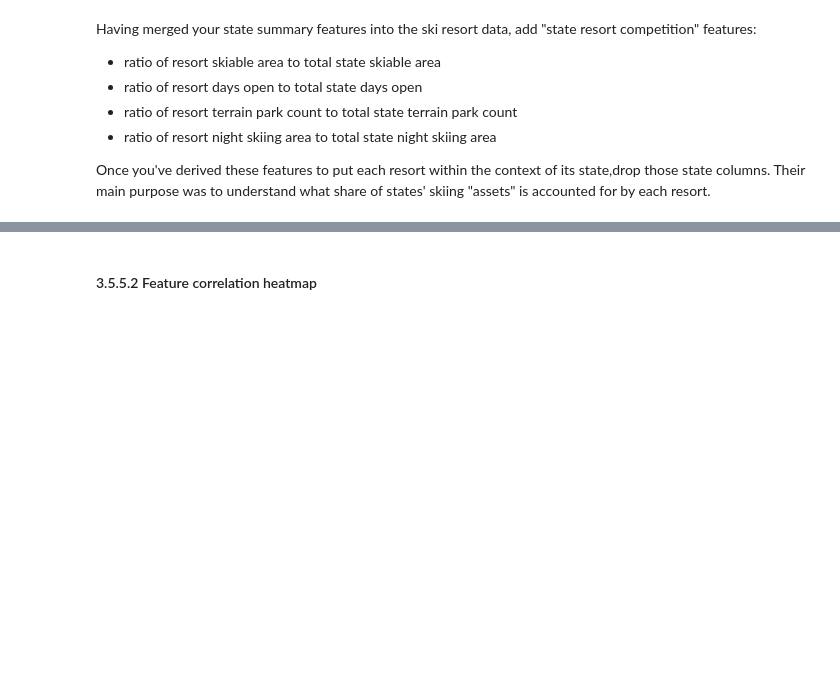
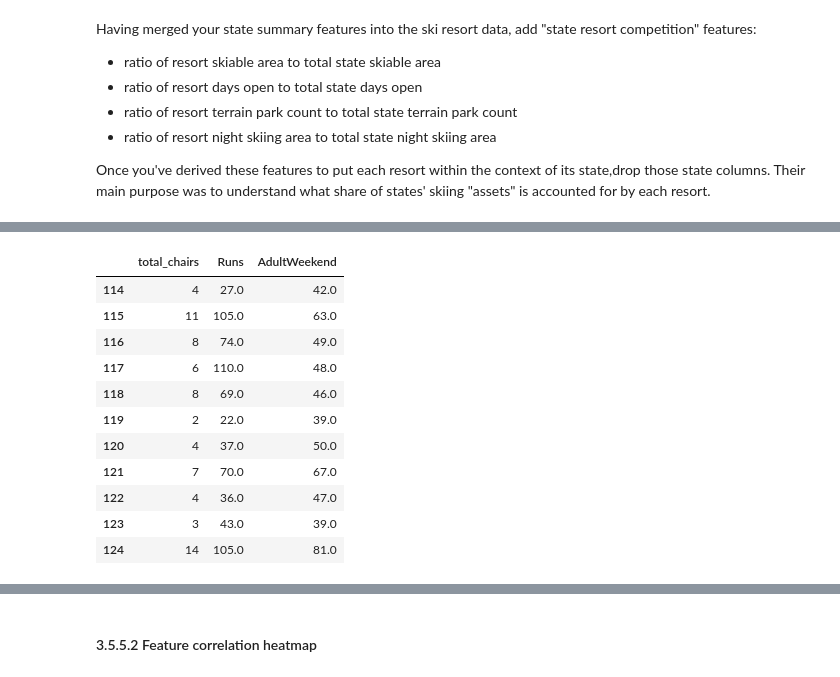
Before and after one commit to phebecarlson/DataScienceGuidedCapstone, a Jupyter notebook: Notebooks/03_exploratory_data_analysis.ipynb, the cells around one changed output, grey strips where cells are left out. Drawn from its saved outputs; the diff is of its cells as text; code cells hidden in the pictures; blank space fills up the shorter version.

```diff
--- a/Notebooks/03_exploratory_data_analysis.ipynb
+++ b/Notebooks/03_exploratory_data_analysis.ipynb
@@ -774,0 +824,15 @@ ski_data.drop(columns=['state_total_skiable_area_ac', 'state_total_days_open',
+# %%
+Montana[['total_chairs', 'Runs', 'AdultWeekend']]
+# %% [output]
+|  | total_chairs | Runs | AdultWeekend |
+| 114 | 4 | 27.0 | 42.0 |
+| 115 | 11 | 105.0 | 63.0 |
+| 116 | 8 | 74.0 | 49.0 |
+| 117 | 6 | 110.0 | 48.0 |
+| 118 | 8 | 69.0 | 46.0 |
+| 119 | 2 | 22.0 | 39.0 |
+| 120 | 4 | 37.0 | 50.0 |
+| 121 | 7 | 70.0 | 67.0 |
+| 122 | 4 | 36.0 | 47.0 |
+| 123 | 3 | 43.0 | 39.0 |
+| 124 | 14 | 105.0 | 81.0 |
```
Also changed, not shown: parts of 11 cells of this notebook.
